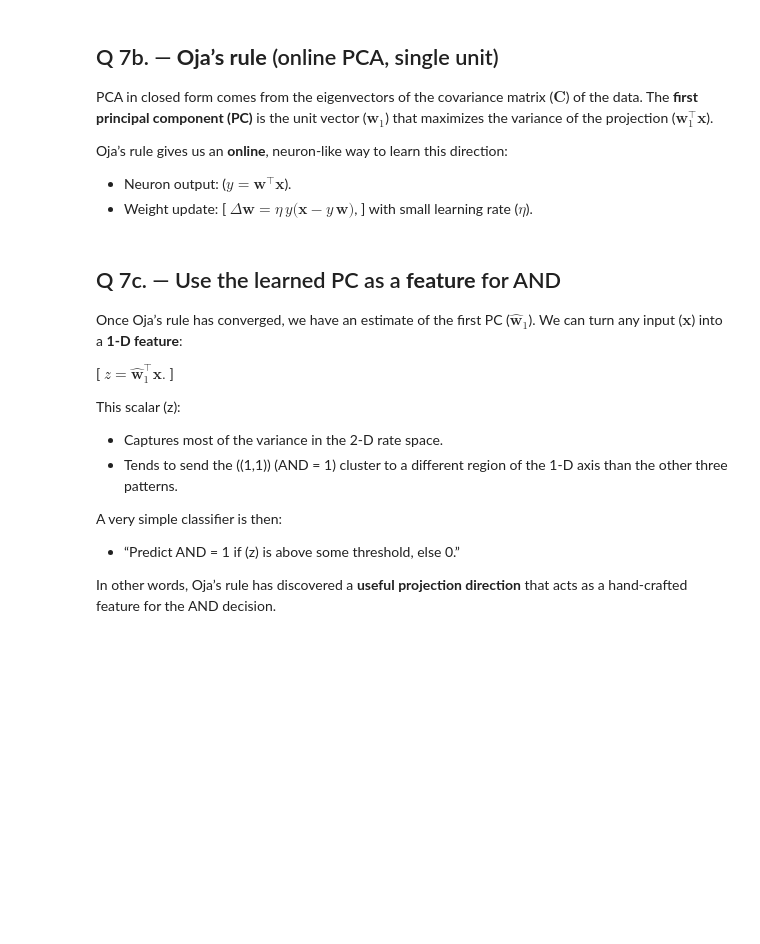
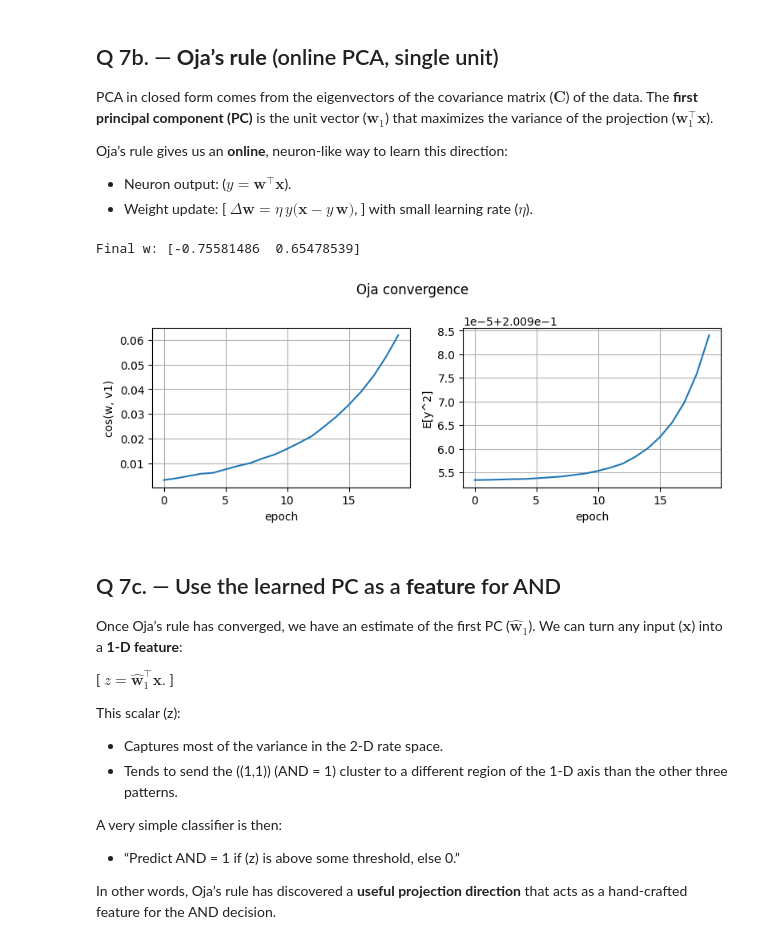
Before and after one commit to shaneH9/brain, a Jupyter notebook: Assignment3/Assignment3_Questions.ipynb, the cells around one changed output. Cells and saved outputs as stored; diff of their text form; code cells hidden in the pictures; blank space fills up the shorter version.

```diff
--- a/Assignment3/Assignment3_Questions.ipynb
+++ b/Assignment3/Assignment3_Questions.ipynb
@@ -817,52 +1097,79 @@ def oja_fit(Xc, lr=5e-3, epochs=10, w0=None, normalize_each_epoch=True, rng=rng)
     """
 
     # Dimensionality of each sample
-    D = Xc.shape[1]
+    N, D = Xc.shape
 
     # Initialize weight vector w (our 1D "neuron") – random or from w0
+    if w0 is None:
+        w = rng.normal(size=D)
+    else:
+        w = w0.copy()
+    w /= np.linalg.norm(w)
 
     # Normalize initial w to unit length (helps stability & comparability)
-
+    cos_hist = []
+    var_hist = []
     # For tracking learning progress
     # cosine similarity to true top PC
     # variance captured along w
-
     # Compute the true top eigenvector v1 for comparison (offline PCA)
     # Covariance (up to a constant factor) is (X^T X)/N
+    covX = (Xc.T @ Xc) / N
+    lam, v = np.linalg.eigh(covX)
+    v1 = v[:, -1]
 
     # eigh returns eigenvalues/eigenvectors; columns of evecs = eigenvectors
     # top eigenvector (largest eigenvalue)
 
     # --------- Oja's online learning loop ---------
     for ep in range(epochs):
+        perm = rng.permutation(N)
+        for i in perm:
+            x = Xc[i]            # (D,)
+            y = np.dot(w, x)     # neuron output
+            # Oja's update
+            w += lr * (y * x - y**2 * w)
+
+        if normalize_each_epoch:
+            w /= np.linalg.norm(w)
+
+        # Diagnostics
+        cos_sim = np.abs(np.dot(w, v1)) / (np.linalg.norm(w) * np.linalg.norm(v1))
+        cos_hist.append(cos_sim)
+        proj = Xc @ w
+        var_hist.append(np.mean(proj**2))
         # Iterate over samples in a random order each epoch
             # x: (D,) one sample
             # Neuron output (projection on w)
 
             # Oja's rule update:
             # Δw = η [ y x  - y^2 w ]
             # Hebbian term:     y x      (push w towards high-variance directions)
             # Normalization:   -y^2 w    (prevents unbounded growth)
 
         # Optional normalization of w after each epoch (keeps ||w|| ≈ 1)
 
 
     # ---- Diagnostics: how close are we to the true PC? ----
     # Cosine similarity between learned w and true v1
 
     # Variance explained along w: mean of (projection)^2
     # proj = Xc w  → (N,)
     # var = E[proj^2]
 
+
     return w, np.array(cos_hist), np.array(var_hist)
 
 w_oja, cos_h, var_h = oja_fit(Xc, lr=5e-3, epochs=20)
 print("Final w:", w_oja)
 
 fig, ax = plt.subplots(1,2, figsize=(8,3.2))
 ax[0].plot(cos_h); ax[0].set_ylabel('cos(w, v1)'); ax[0].set_xlabel('epoch'); ax[0].grid(True)
 ax[1].plot(var_h); ax[1].set_ylabel('E[y^2]');    ax[1].set_xlabel('epoch'); ax[1].grid(True)
 fig.suptitle('Oja convergence'); plt.tight_layout(); plt.show()
+# %% [output]
+Final w: [-0.75581486  0.65478539]
+[figure, added]
 # %% [markdown]
 ## Q 7c. — Use the learned PC as a **feature** for AND
 
```
Also changed, not shown: parts of 40 cells of this notebook.
